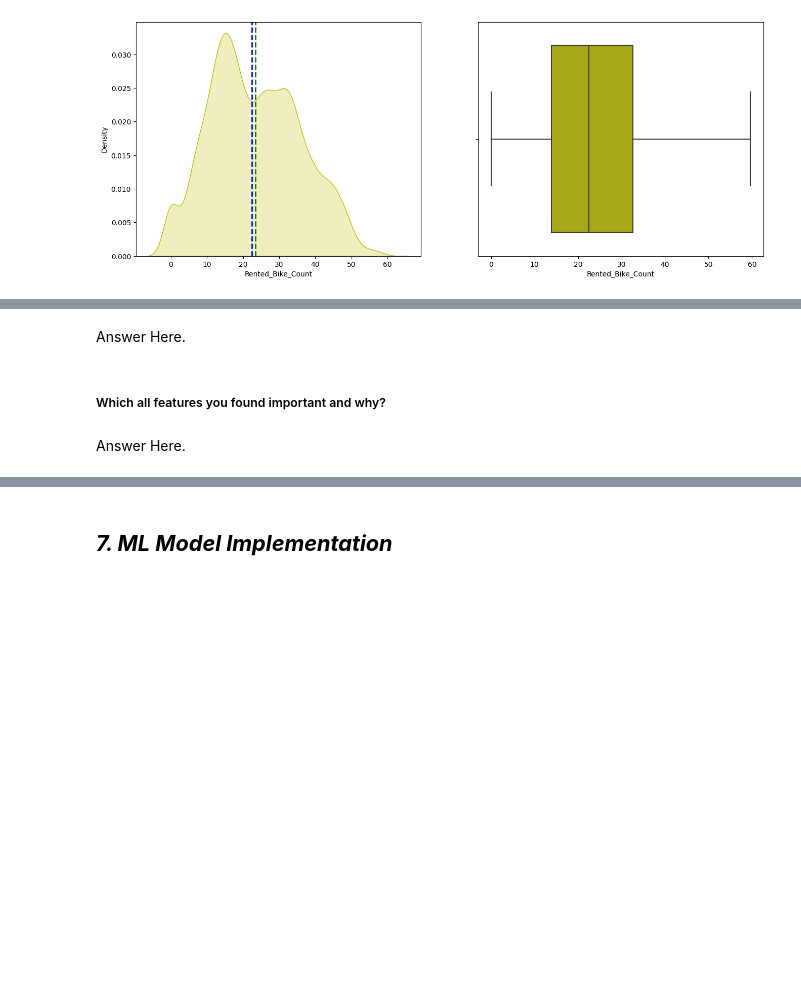
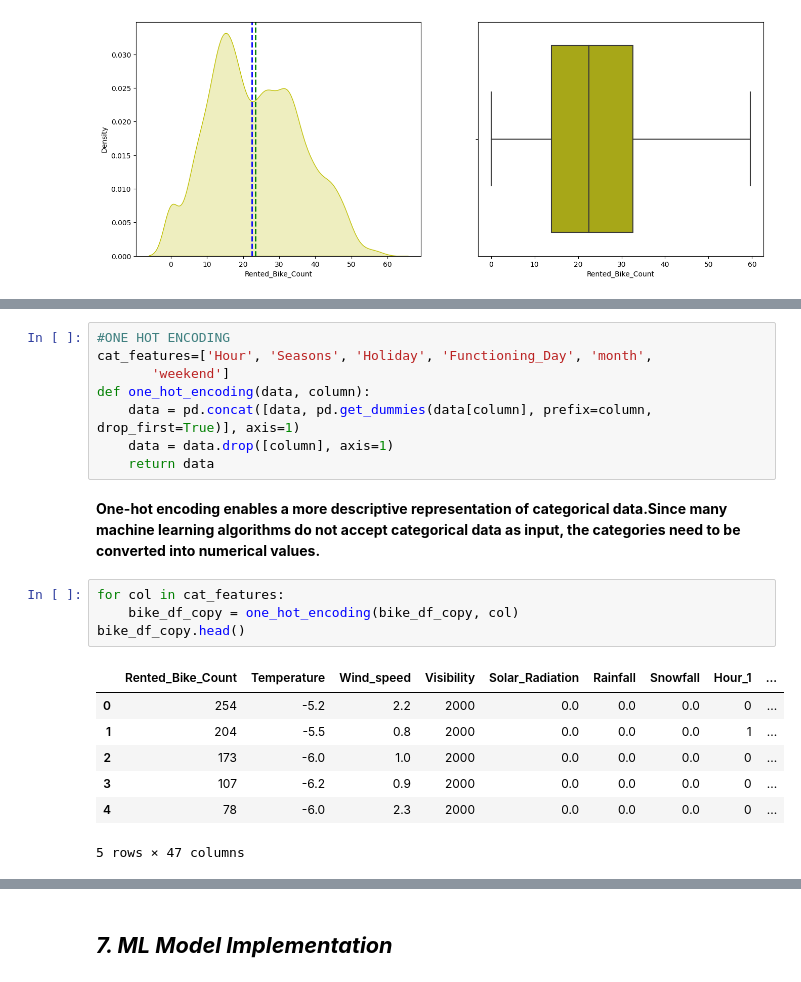
Before and after one commit to shubham19nijwala/Bike_Sharing_Demand_Prediction-Regression, a Jupyter notebook: Bike_Sharing_Demand_Prediction.ipynb, the cells around one changed output, grey strips where cells are left out. Drawn from its saved outputs; the diff is of its cells as text; blank space fills up the shorter version.

```diff
--- a/Bike_Sharing_Demand_Prediction.ipynb
+++ b/Bike_Sharing_Demand_Prediction.ipynb
@@ -796,6 +777,22 @@ Answer Here.
-# %% [markdown]
-Answer Here.
-# %% [markdown]
-##### Which all features you found important and why?
-# %% [markdown]
-Answer Here.
+# %%
+#ONE HOT ENCODING
+cat_features=['Hour', 'Seasons', 'Holiday', 'Functioning_Day', 'month',
+       'weekend']
+def one_hot_encoding(data, column):
+    data = pd.concat([data, pd.get_dummies(data[column], prefix=column, drop_first=True)], axis=1)
+    data = data.drop([column], axis=1)
+    return data
+# %% [markdown]
+**One-hot encoding enables a more descriptive representation of categorical data.Since many machine learning algorithms do not accept categorical data as input, the categories need to be converted into numerical values.**
+# %%
+for col in cat_features:
+    bike_df_copy = one_hot_encoding(bike_df_copy, col)
+bike_df_copy.head()
+# %% [output]
+|  | Rented_Bike_Count | Temperature | Wind_speed | Visibility | Solar_Radiation | Rainfall | Snowfall | Hour_1 | ... |
+| 0 | 254 | -5.2 | 2.2 | 2000 | 0.0 | 0.0 | 0.0 | 0 | ... |
+| 1 | 204 | -5.5 | 0.8 | 2000 | 0.0 | 0.0 | 0.0 | 1 | ... |
+| 2 | 173 | -6.0 | 1.0 | 2000 | 0.0 | 0.0 | 0.0 | 0 | ... |
+| 3 | 107 | -6.2 | 0.9 | 2000 | 0.0 | 0.0 | 0.0 | 0 | ... |
+| 4 | 78 | -6.0 | 2.3 | 2000 | 0.0 | 0.0 | 0.0 | 0 | ... |
+5 rows × 47 columns
```
Also changed, not shown: parts of 76 cells of this notebook.
